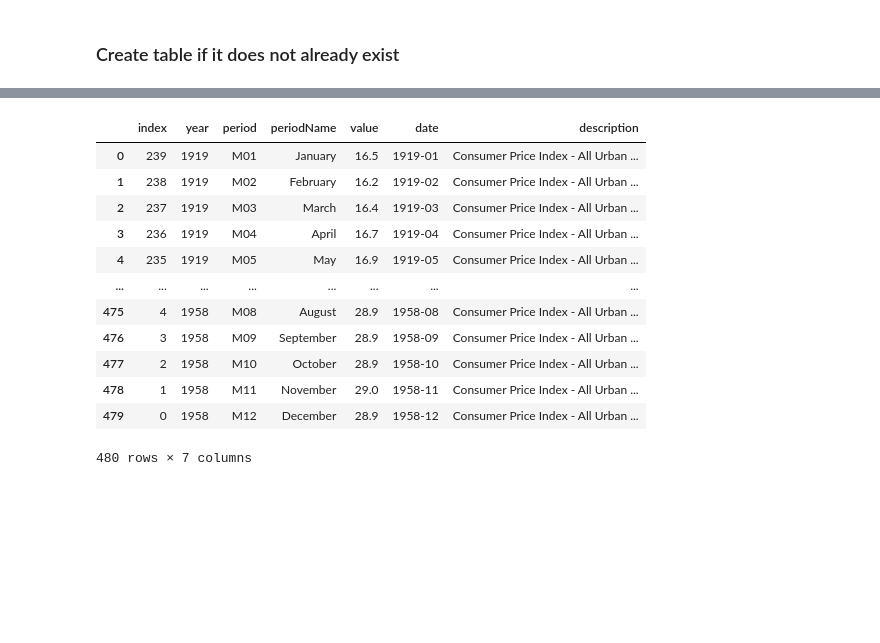
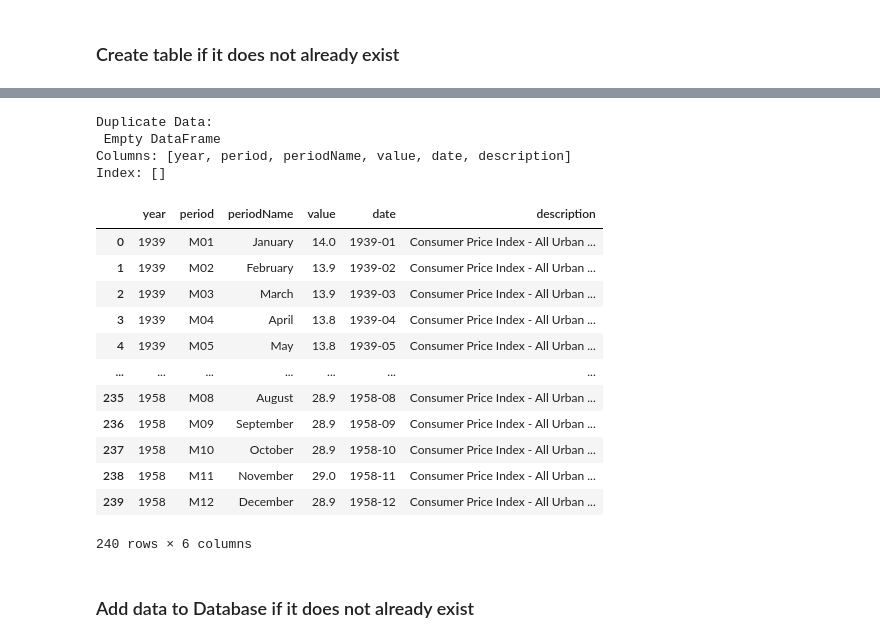
Before and after one commit to joshuamcurtis/MacroData, a Jupyter notebook: Add_Data_DB.ipynb, the cells around one changed output, grey strips where cells are left out. Saved outputs shown, nothing was run; the diff lists cells and outputs as text; code cells hidden in the pictures; blank space fills up the shorter version.

```diff
--- a/Add_Data_DB.ipynb
+++ b/Add_Data_DB.ipynb
@@ -161,7 +161,7 @@ def create_table(tbl_name ,db_name):
         print("Table was not added to the DB")
         c.execute("SELECT name FROM sqlite_master WHERE type='table';")
         print("Tables already in DB ", c.fetchall())
-        c.execute("PRAGMA table_info(",seriesID,");")
+        c.execute("PRAGMA table_info(" + seriesID +");")
         print("Table ", tbl_name, "has columns: ", c.fetchall())
 
     conn.close()
@@ -180,14 +180,14 @@ def check_duplicate_data(tbl_name, db_name):
 
     # Check if data already exists in DB
     for i, row in df.iterrows():
-        c.execute("SELECT date, value FROM " + seriesID + " WHERE date = ?;", (df.iloc[i]["date"],))
+        c.execute("SELECT date, value FROM " + seriesID + " WHERE date = ?;", (df.loc[i]["date"],))
         queryOut = c.fetchall()
         if len(queryOut) == 0:
             df_not_dup_data = pd.concat([df_not_dup_data, df[i:i+1]])
-        elif queryOut[0][1] == df.iloc[i]["value"]:
+        elif queryOut[0][1] == df.loc[i]["value"]:
             df_dup_data = pd.concat([df_dup_data, df[i:i+1]])
             #print(seriesID, " data for ", df.iloc[i]["date"], " already exists with same value as API:", queryOut[0][1])
-        elif queryOut[0][1] != df.ioc[i]["value"]:
+        elif queryOut[0][1] != df.loc[i]["value"]:
             df_inconsistent_data = pd.concat([df_inconsistent_data, df[i:i+1]])
             #print(seriesID, " ", df.ioc[i]["date"], "DB DATA: ", queryOut[0][1], " DOES NOT MATCH INPUT DATA: ", )
     conn.close()
@@ -199,7 +199,6 @@ def check_duplicate_data(tbl_name, db_name):
 
 def add_to_database(df_EntryData, tbl_name, db_name):
     conn = create_connection(db_name)
-    c = conn.cursor()
     try:
         df_EntryData.to_sql(seriesID, con=conn, if_exists='append')
         print("Data added to DB: \n", df_EntryData)
@@ -262,19 +221,30 @@ Data added to DB:
-# %%
-conn = db.connect('MacroData.sqlite3')
-df_fromDB = pd.read_sql_query("SELECT * FROM " + seriesID + ";", conn)
-conn.close()
-df_fromDB
-# %% [output]
-|  | index | year | period | periodName | value | date | description |
-| 0 | 239 | 1919 | M01 | January | 16.5 | 1919-01 | Consumer Price Index - All Urban ... |
-| 1 | 238 | 1919 | M02 | February | 16.2 | 1919-02 | Consumer Price Index - All Urban ... |
-| 2 | 237 | 1919 | M03 | March | 16.4 | 1919-03 | Consumer Price Index - All Urban ... |
-| 3 | 236 | 1919 | M04 | April | 16.7 | 1919-04 | Consumer Price Index - All Urban ... |
-| 4 | 235 | 1919 | M05 | May | 16.9 | 1919-05 | Consumer Price Index - All Urban ... |
-| ... | ... | ... | ... | ... | ... | ... | ... |
-| 475 | 4 | 1958 | M08 | August | 28.9 | 1958-08 | Consumer Price Index - All Urban ... |
-| 476 | 3 | 1958 | M09 | September | 28.9 | 1958-09 | Consumer Price Index - All Urban ... |
-| 477 | 2 | 1958 | M10 | October | 28.9 | 1958-10 | Consumer Price Index - All Urban ... |
-| 478 | 1 | 1958 | M11 | November | 29.0 | 1958-11 | Consumer Price Index - All Urban ... |
-| 479 | 0 | 1958 | M12 | December | 28.9 | 1958-12 | Consumer Price Index - All Urban ... |
-480 rows × 7 columns
+# %%
+df_AddDB, df_dup_data, df_inconsistent_data = check_duplicate_data(seriesID, 'MacroData.sqlite3')
+print("Duplicate Data: \n", df_dup_data)
+if not df_inconsistent_data.empty:
+    print("DATA FROM DATAFRAME DOES INCONSISTENT WITH DATA IN DATABASE: \n", df_inconsistent_data)
+else:
+    del df_inconsistent_data
+
+
+df_AddDB
+# %% [output]
+Duplicate Data:
+ Empty DataFrame
+Columns: [year, period, periodName, value, date, description]
+Index: []
+|  | year | period | periodName | value | date | description |
+| 0 | 1939 | M01 | January | 14.0 | 1939-01 | Consumer Price Index - All Urban ... |
+| 1 | 1939 | M02 | February | 13.9 | 1939-02 | Consumer Price Index - All Urban ... |
+| 2 | 1939 | M03 | March | 13.9 | 1939-03 | Consumer Price Index - All Urban ... |
+| 3 | 1939 | M04 | April | 13.8 | 1939-04 | Consumer Price Index - All Urban ... |
+| 4 | 1939 | M05 | May | 13.8 | 1939-05 | Consumer Price Index - All Urban ... |
+| ... | ... | ... | ... | ... | ... | ... |
+| 235 | 1958 | M08 | August | 28.9 | 1958-08 | Consumer Price Index - All Urban ... |
+| 236 | 1958 | M09 | September | 28.9 | 1958-09 | Consumer Price Index - All Urban ... |
+| 237 | 1958 | M10 | October | 28.9 | 1958-10 | Consumer Price Index - All Urban ... |
+| 238 | 1958 | M11 | November | 29.0 | 1958-11 | Consumer Price Index - All Urban ... |
+| 239 | 1958 | M12 | December | 28.9 | 1958-12 | Consumer Price Index - All Urban ... |
+240 rows × 6 columns
+# %% [markdown]
+### Add data to Database if it does not already exist
```
Also changed, not shown: parts of 11 cells of this notebook, 1 other file.
